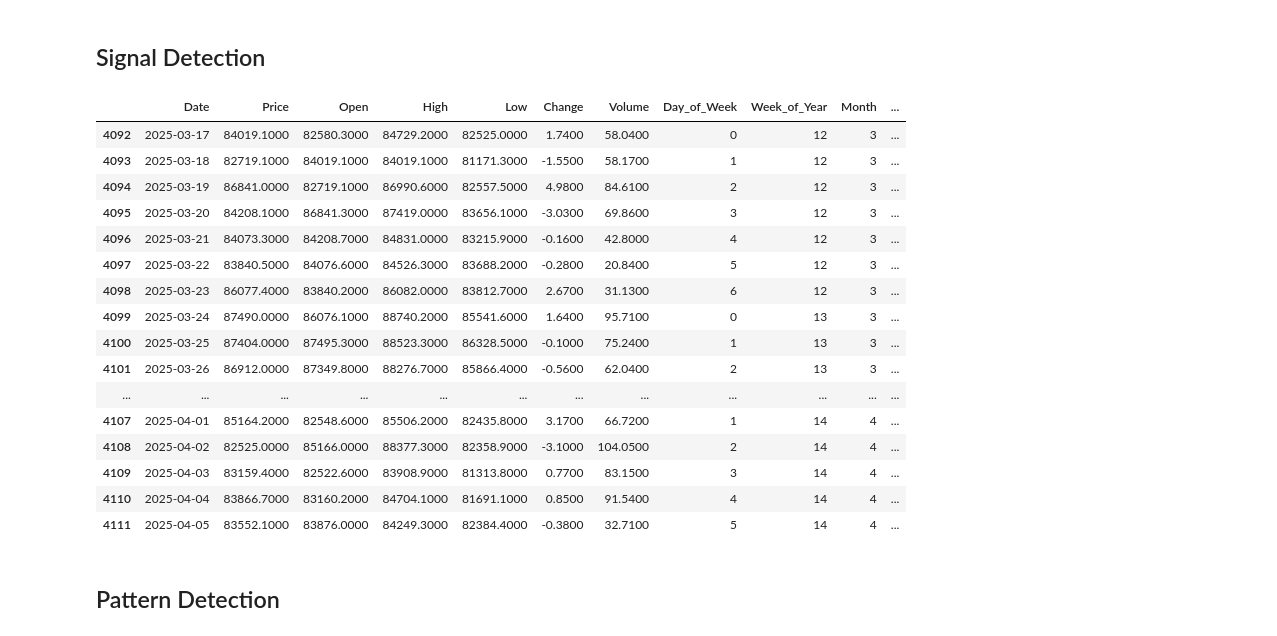
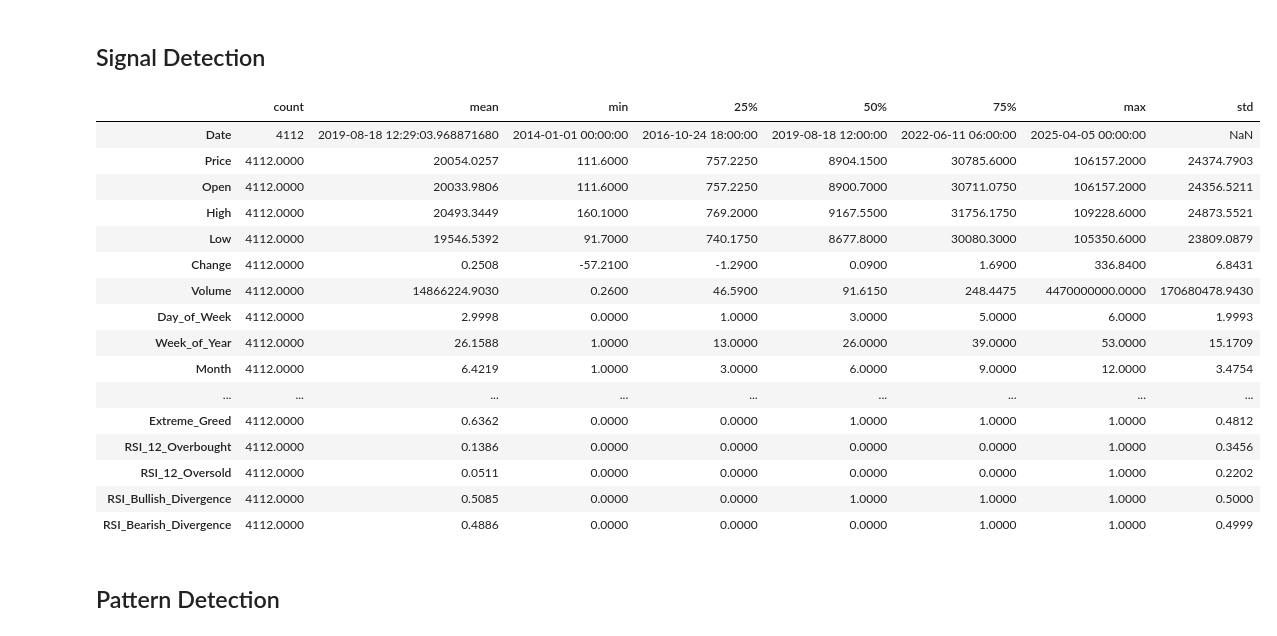
Before and after one commit to Rex-Chan99/Bitcoin_prediction, a Jupyter notebook: Master_dataset.ipynb, the cells around one changed output. Saved outputs shown, nothing was run; the diff lists cells and outputs as text; code cells hidden in the pictures.

```diff
--- a/Master_dataset.ipynb
+++ b/Master_dataset.ipynb
@@ -344,53 +362,50 @@ fear_and_greed_index = pd.read_csv('fear_and_greed_index.csv')
 fear_and_greed_index.rename(columns={"date": "Date", "value": "Fear_and_Greed_Index"}, inplace=True)
 # convert the date column to datetime
 fear_and_greed_index["Date"] = pd.to_datetime(fear_and_greed_index["Date"], format="%Y-%m-%d")
 # dropping the timestamp, value_classification, time_until_update columns
 fear_and_greed_index.drop(columns=["timestamp", "value_classification", "time_until_update"], inplace=True)
 fear_and_greed_index.head()
 
 # Join the two dataframes on the "Date" column, dropping
 btc_data = btc_data.merge(fear_and_greed_index, on="Date", how="left")
 btc_data.head(20)
 
 # Support and Resistance Levels
 btc_data["Support"] = btc_data["Low"].rolling(window=20).min()  # Lowest low in the past 20 days
 btc_data["Resistance"] = btc_data["High"].rolling(window=20).max()  # Highest high in the past 20 days
 
 # Add two columns for extreme fear and extreme greed
 btc_data["Extreme_Fear"] = np.where(btc_data["Fear_and_Greed_Index"] < 0.2, 1, 0)
 btc_data["Extreme_Greed"] = np.where(btc_data["Fear_and_Greed_Index"] > 0.8, 1, 0)
 btc_data.describe().T
 
 # Use 70 in RSI to classify overbought and 30 to classify oversold
 btc_data["RSI_12_Overbought"] = np.where(btc_data["RSI_12"] > 70, 1, 0)
 btc_data["RSI_12_Oversold"] = np.where(btc_data["RSI_12"] < 30, 1, 0)
 btc_data.describe().T
 
 # Adding RSI_6 greater than RSI_12 to show bullish divergence and conversely
 btc_data["RSI_Bullish_Divergence"] = np.where(btc_data["RSI_6"] > btc_data["RSI_12"], 1, 0)
 btc_data["RSI_Bearish_Divergence"] = np.where(btc_data["RSI_6"] < btc_data["RSI_12"], 1, 0)
 btc_data.describe().T
-
-# Display the first few rows of the data with calculated indicators
-btc_data.tail(20)
 # %% [output]
-|  | Date | Price | Open | High | Low | Change | Volume | Day_of_Week | Week_of_Year | Month | ... |
-| 4092 | 2025-03-17 | 84019.1000 | 82580.3000 | 84729.2000 | 82525.0000 | 1.7400 | 58.0400 | 0 | 12 | 3 | ... |
-| 4093 | 2025-03-18 | 82719.1000 | 84019.1000 | 84019.1000 | 81171.3000 | -1.5500 | 58.1700 | 1 | 12 | 3 | ... |
-| 4094 | 2025-03-19 | 86841.0000 | 82719.1000 | 86990.6000 | 82557.5000 | 4.9800 | 84.6100 | 2 | 12 | 3 | ... |
-| 4095 | 2025-03-20 | 84208.1000 | 86841.3000 | 87419.0000 | 83656.1000 | -3.0300 | 69.8600 | 3 | 12 | 3 | ... |
-| 4096 | 2025-03-21 | 84073.3000 | 84208.7000 | 84831.0000 | 83215.9000 | -0.1600 | 42.8000 | 4 | 12 | 3 | ... |
-| 4097 | 2025-03-22 | 83840.5000 | 84076.6000 | 84526.3000 | 83688.2000 | -0.2800 | 20.8400 | 5 | 12 | 3 | ... |
-| 4098 | 2025-03-23 | 86077.4000 | 83840.2000 | 86082.0000 | 83812.7000 | 2.6700 | 31.1300 | 6 | 12 | 3 | ... |
-| 4099 | 2025-03-24 | 87490.0000 | 86076.1000 | 88740.2000 | 85541.6000 | 1.6400 | 95.7100 | 0 | 13 | 3 | ... |
-| 4100 | 2025-03-25 | 87404.0000 | 87495.3000 | 88523.3000 | 86328.5000 | -0.1000 | 75.2400 | 1 | 13 | 3 | ... |
-| 4101 | 2025-03-26 | 86912.0000 | 87349.8000 | 88276.7000 | 85866.4000 | -0.5600 | 62.0400 | 2 | 13 | 3 | ... |
-| ... | ... | ... | ... | ... | ... | ... | ... | ... | ... | ... | ... |
-| 4107 | 2025-04-01 | 85164.2000 | 82548.6000 | 85506.2000 | 82435.8000 | 3.1700 | 66.7200 | 1 | 14 | 4 | ... |
-| 4108 | 2025-04-02 | 82525.0000 | 85166.0000 | 88377.3000 | 82358.9000 | -3.1000 | 104.0500 | 2 | 14 | 4 | ... |
-| 4109 | 2025-04-03 | 83159.4000 | 82522.6000 | 83908.9000 | 81313.8000 | 0.7700 | 83.1500 | 3 | 14 | 4 | ... |
-| 4110 | 2025-04-04 | 83866.7000 | 83160.2000 | 84704.1000 | 81691.1000 | 0.8500 | 91.5400 | 4 | 14 | 4 | ... |
-| 4111 | 2025-04-05 | 83552.1000 | 83876.0000 | 84249.3000 | 82384.4000 | -0.3800 | 32.7100 | 5 | 14 | 4 | ... |
+|  | count | mean | min | 25% | 50% | 75% | max | std |
+| Date | 4112 | 2019-08-18 12:29:03.968871680 | 2014-01-01 00:00:00 | 2016-10-24 18:00:00 | 2019-08-18 12:00:00 | 2022-06-11 06:00:00 | 2025-04-05 00:00:00 | NaN |
+| Price | 4112.0000 | 20054.0257 | 111.6000 | 757.2250 | 8904.1500 | 30785.6000 | 106157.2000 | 24374.7903 |
+| Open | 4112.0000 | 20033.9806 | 111.6000 | 757.2250 | 8900.7000 | 30711.0750 | 106157.2000 | 24356.5211 |
+| High | 4112.0000 | 20493.3449 | 160.1000 | 769.2000 | 9167.5500 | 31756.1750 | 109228.6000 | 24873.5521 |
+| Low | 4112.0000 | 19546.5392 | 91.7000 | 740.1750 | 8677.8000 | 30080.3000 | 105350.6000 | 23809.0879 |
+| Change | 4112.0000 | 0.2508 | -57.2100 | -1.2900 | 0.0900 | 1.6900 | 336.8400 | 6.8431 |
+| Volume | 4112.0000 | 14866224.9030 | 0.2600 | 46.5900 | 91.6150 | 248.4475 | 4470000000.0000 | 170680478.9430 |
+| Day_of_Week | 4112.0000 | 2.9998 | 0.0000 | 1.0000 | 3.0000 | 5.0000 | 6.0000 | 1.9993 |
+| Week_of_Year | 4112.0000 | 26.1588 | 1.0000 | 13.0000 | 26.0000 | 39.0000 | 53.0000 | 15.1709 |
+| Month | 4112.0000 | 6.4219 | 1.0000 | 3.0000 | 6.0000 | 9.0000 | 12.0000 | 3.4754 |
+| ... | ... | ... | ... | ... | ... | ... | ... | ... |
+| Extreme_Greed | 4112.0000 | 0.6362 | 0.0000 | 0.0000 | 1.0000 | 1.0000 | 1.0000 | 0.4812 |
+| RSI_12_Overbought | 4112.0000 | 0.1386 | 0.0000 | 0.0000 | 0.0000 | 0.0000 | 1.0000 | 0.3456 |
+| RSI_12_Oversold | 4112.0000 | 0.0511 | 0.0000 | 0.0000 | 0.0000 | 0.0000 | 1.0000 | 0.2202 |
+| RSI_Bullish_Divergence | 4112.0000 | 0.5085 | 0.0000 | 0.0000 | 1.0000 | 1.0000 | 1.0000 | 0.5000 |
+| RSI_Bearish_Divergence | 4112.0000 | 0.4886 | 0.0000 | 0.0000 | 0.0000 | 1.0000 | 1.0000 | 0.4999 |
 # %%
 # Calculate the percentage price change over the next 7-day and 2-day (Target Variable for Regression)
 btc_data["7D_Pct_Change"] = ((btc_data["Price"].shift(-7) - btc_data["Price"]) / btc_data["Price"]) * 100
```
Also changed, not shown: parts of 5 cells of this notebook.
